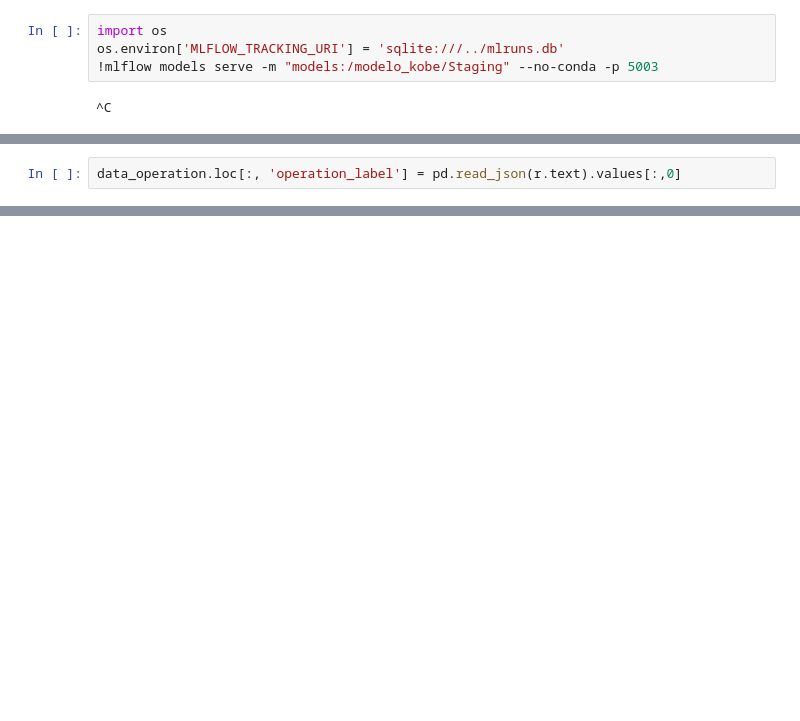
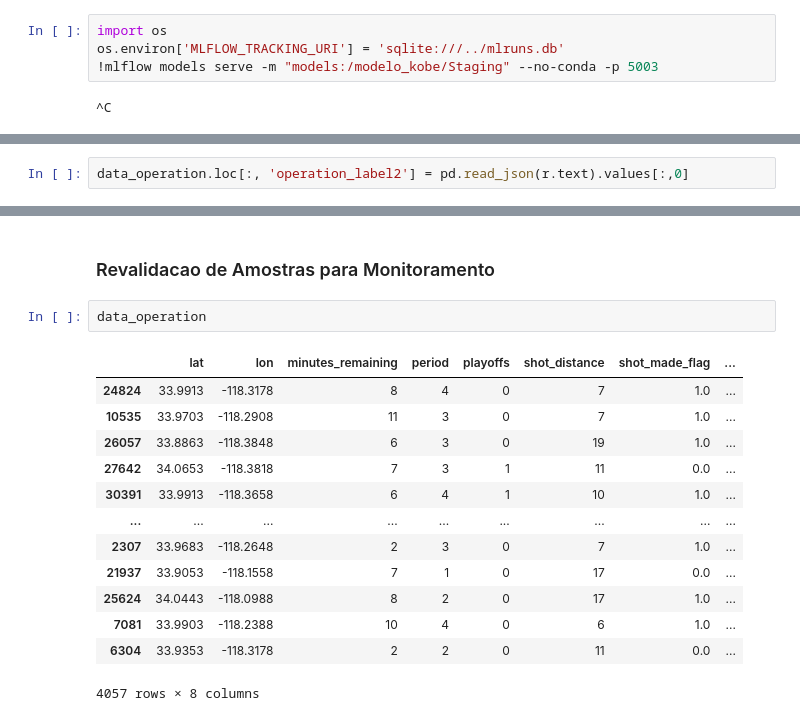
Before and after one commit to BIRDRED/ProjetoKobe, a Jupyter notebook: Code/ProjetoKobe.ipynb, the cells around one changed output, grey strips where cells are left out. Drawn from its saved outputs; the diff is of its cells as text; blank space fills up the shorter version.

Commit message:
Atualização 06/09
Fazendo a parte do Monitoramento

```diff
--- a/Code/ProjetoKobe.ipynb
+++ b/Code/ProjetoKobe.ipynb
@@ -398,7 +457,7 @@ headers = {'Content-Type': 'application/json'}
 http_data = data_operation.drop(kobe_target_col,axis=1).to_json(orient='split')
 r = requests.post(url=url, headers=headers, data=http_data)
 # %%
-data_operation.loc[:, 'operation_label'] = pd.read_json(r.text).values[:,0]
+data_operation.loc[:, 'operation_label2'] = pd.read_json(r.text).values[:,0]
 # %%
 !curl http://localhost:5003/invocations -X POST -H "Content-Type:application/json; format=pandas-split" --data "{\"columns\":[\"lat\", \"lon\", \"minutes_remaining\", \"period\",\"playoffs\",\"shot_distance\"],\"data\":[[35.9913,-120.3178,8,4,0,7],[33.9703,-118.2908,11,3,0,7]]}"
 # %% [output]
@@ -436,0 +553,18 @@ Name: operation_label2, dtype: int64
+# %% [markdown]
+### Revalidacao de Amostras para Monitoramento
+# %%
+data_operation
+# %% [output]
+|  | lat | lon | minutes_remaining | period | playoffs | shot_distance | shot_made_flag | ... |
+| 24824 | 33.9913 | -118.3178 | 8 | 4 | 0 | 7 | 1.0 | ... |
+| 10535 | 33.9703 | -118.2908 | 11 | 3 | 0 | 7 | 1.0 | ... |
+| 26057 | 33.8863 | -118.3848 | 6 | 3 | 0 | 19 | 1.0 | ... |
+| 27642 | 34.0653 | -118.3818 | 7 | 3 | 1 | 11 | 0.0 | ... |
+| 30391 | 33.9913 | -118.3658 | 6 | 4 | 1 | 10 | 1.0 | ... |
+| ... | ... | ... | ... | ... | ... | ... | ... | ... |
+| 2307 | 33.9683 | -118.2648 | 2 | 3 | 0 | 7 | 1.0 | ... |
+| 21937 | 33.9053 | -118.1558 | 7 | 1 | 0 | 17 | 0.0 | ... |
+| 25624 | 34.0443 | -118.0988 | 8 | 2 | 0 | 17 | 1.0 | ... |
+| 7081 | 33.9903 | -118.2388 | 10 | 4 | 0 | 6 | 1.0 | ... |
+| 6304 | 33.9353 | -118.3178 | 2 | 2 | 0 | 11 | 0.0 | ... |
+4057 rows × 8 columns
```
Also changed, not shown: parts of 38 cells of this notebook, 13 other files.
